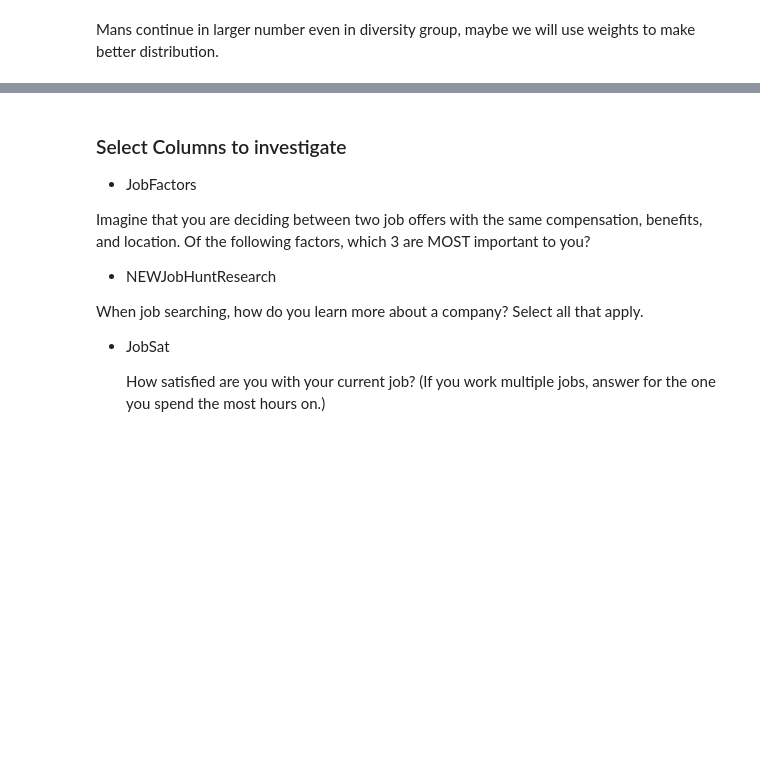
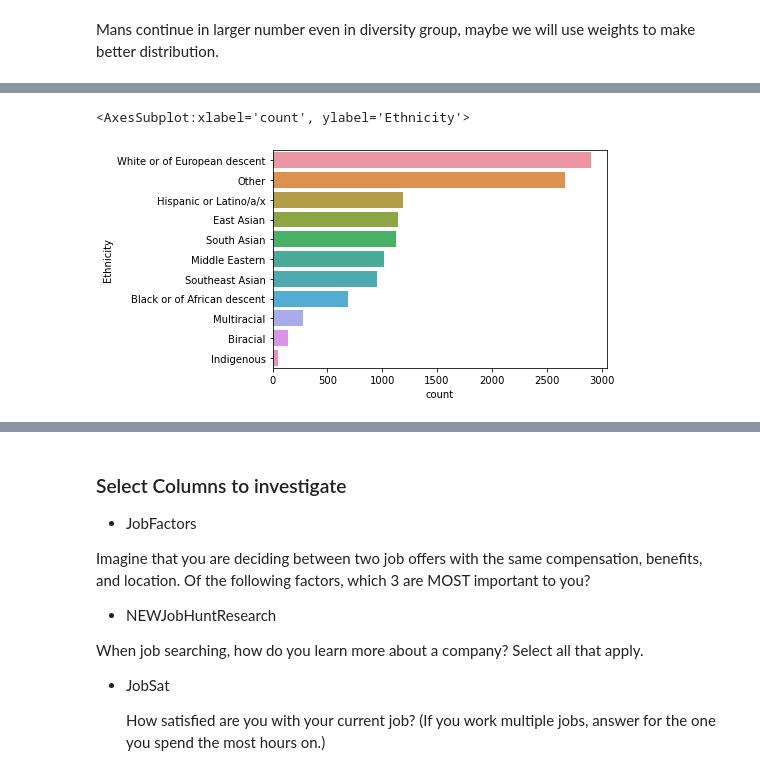
Before and after one commit to sobrinhodasilva/StackOverFlowAnswersMinorities, a Jupyter notebook: StackOverflowMinoritiesAnswers.ipynb, the cells around one changed output, grey strips where cells are left out. Saved outputs shown, nothing was run; the diff lists cells and outputs as text; code cells hidden in the pictures; blank space fills up the shorter version.

```diff
--- a/StackOverflowMinoritiesAnswers.ipynb
+++ b/StackOverflowMinoritiesAnswers.ipynb
@@ -130,4 +223,5 @@ majority[['Country', 'Ethnicity', 'Gender']].value_counts().head(50)
 # %%
 # Minority is not in majority dataframe
 diversity = df_dropnan[~df_dropnan['Respondent'].isin(majority['Respondent_x'])]
-diversity [['Respondent', 'Country', 'Ethnicity', 'Gender']].head(50)
+diversity = diversity [['Respondent', 'Country', 'Ethnicity', 'Gender']]
+diversity.head(50)
@@ -146,2 +267,5 @@ diversity["Gender"].value_counts()/diversity.shape[0]
+# %%
+# set Non-binary to not straight gender
+diversity.loc[~((diversity.Gender == "Man") | (diversity.Gender == "Woman")), "Gender"] = "Non-binary"
 # %%
 sns.countplot( y="Gender", data=diversity)
@@ -149,0 +280,7 @@ Mans continue in larger number even in diversity group, maybe we will use weight
+# %%
+# replace
+#Indigenous (such as Native American, Pacific Islander, or Indigenous Australian)
+diversity.loc[ diversity.Ethnicity == "Indigenous (such as Native American, Pacific Islander, or Indigenous Australian)", "Ethnicity"] = "Indigenous"
+# %%
+# When respondente has a multiple choise set Other
+diversity.loc[diversity.Ethnicity.str.contains(';'), "Ethnicity"]  =  "Other"
@@ -149,0 +307,8 @@ Mans continue in larger number even in diversity group, maybe we will use weight
+# %%
+sns.countplot( y="Ethnicity"
+              , data=diversity
+              ,order = diversity['Ethnicity'].value_counts().index
+             )
+# %% [output]
+<AxesSubplot:xlabel='count', ylabel='Ethnicity'>
+[figure, added]
```
Also changed, not shown: parts of 25 cells of this notebook.
